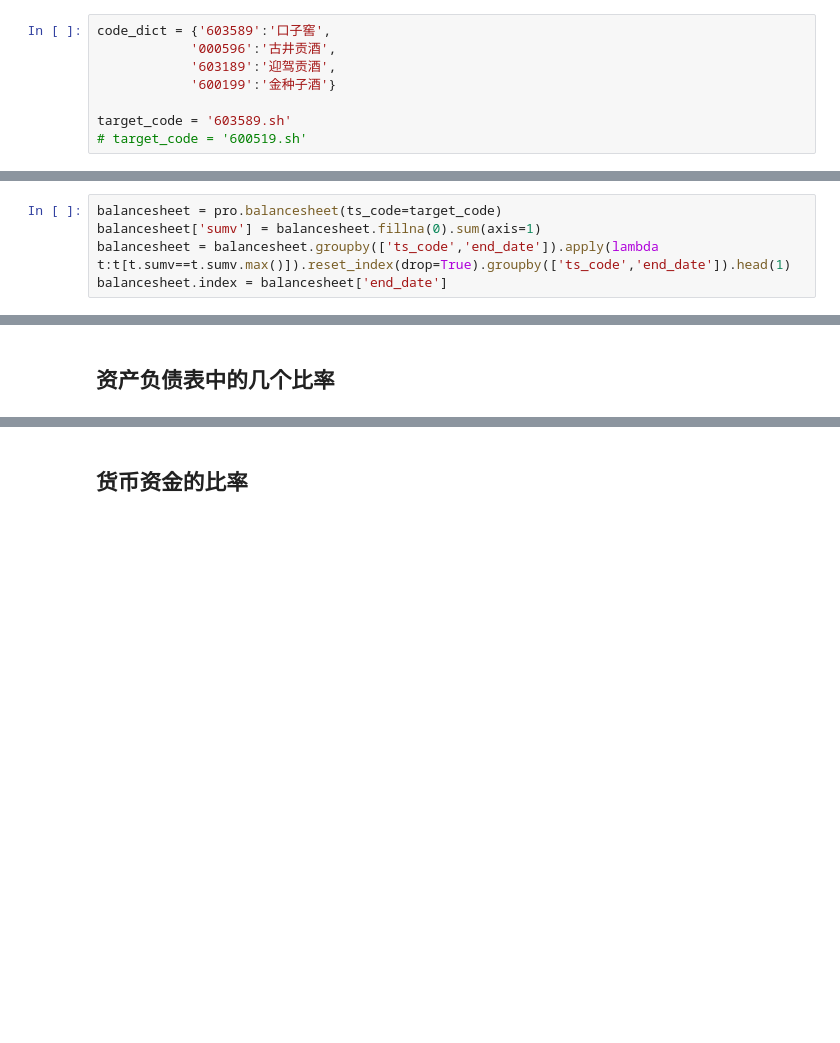
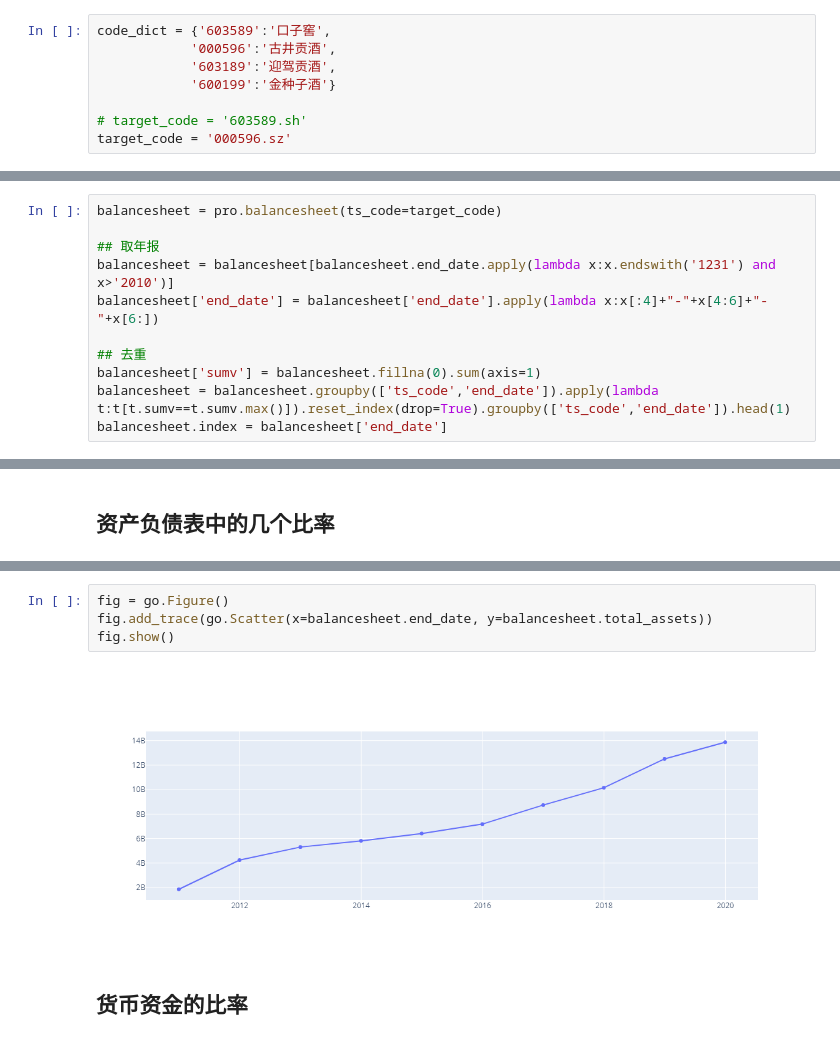
Before and after one commit to nju-luke/inves, a Jupyter notebook: analysis-20201020.ipynb, the cells around one changed output, grey strips where cells are left out. Saved outputs shown, nothing was run; the diff lists cells and outputs as text; blank space fills up the shorter version.

```diff
--- a/analysis-20201020.ipynb
+++ b/analysis-20201020.ipynb
@@ -9,8 +9,8 @@ code_dict = {'603589':'口子窖',
             '603189':'迎驾贡酒',
             '600199':'金种子酒'}
 
-target_code = '603589.sh'
-# target_code = '600519.sh'
+# target_code = '603589.sh'
+target_code = '000596.sz'
 # %%
 for k,v in list(code_dict.items()):
     if "." in k: continue
@@ -23,6 +23,12 @@ ts_codes = ','.join(code_dict.keys())
 # 资产负债表
 # %%
 balancesheet = pro.balancesheet(ts_code=target_code)
+
+## 取年报
+balancesheet = balancesheet[balancesheet.end_date.apply(lambda x:x.endswith('1231') and x>'2010')]
+balancesheet['end_date'] = balancesheet['end_date'].apply(lambda x:x[:4]+"-"+x[4:6]+"-"+x[6:])
+
+## 去重
 balancesheet['sumv'] = balancesheet.fillna(0).sum(axis=1)
 balancesheet = balancesheet.groupby(['ts_code','end_date']).apply(lambda t:t[t.sumv==t.sumv.max()]).reset_index(drop=True).groupby(['ts_code','end_date']).head(1)
 balancesheet.index = balancesheet['end_date']
@@ -38,3 +37,9 @@ px.line(balancesheet, y='total_assets')
+# %%
+fig = go.Figure()
+fig.add_trace(go.Scatter(x=balancesheet.end_date, y=balancesheet.total_assets))
+fig.show()
+# %% [output]
+[figure, added]
 # %% [markdown]
 ## 货币资金的比率
 # %%
```
Also changed, not shown: parts of 18 cells of this notebook.
